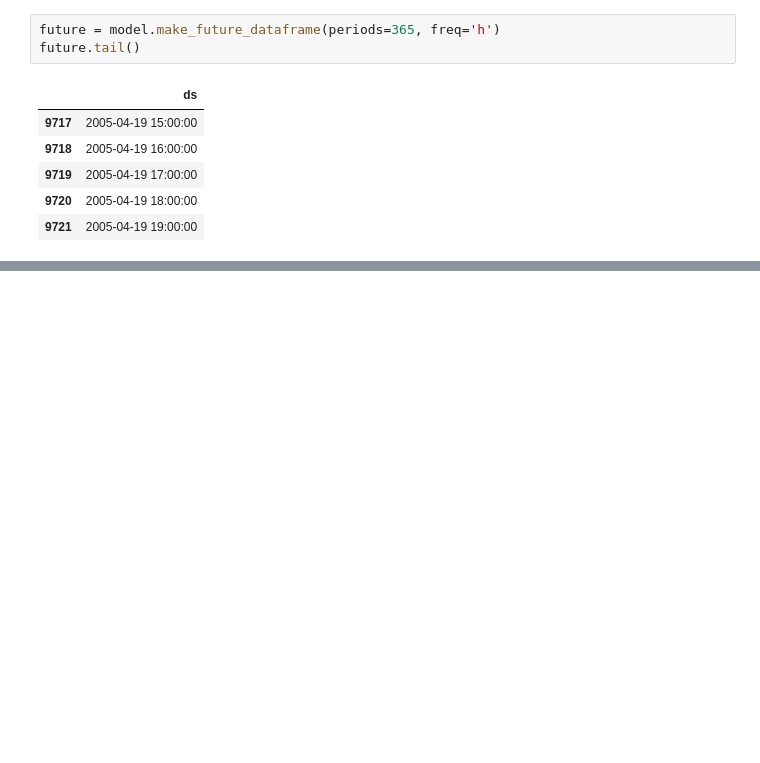
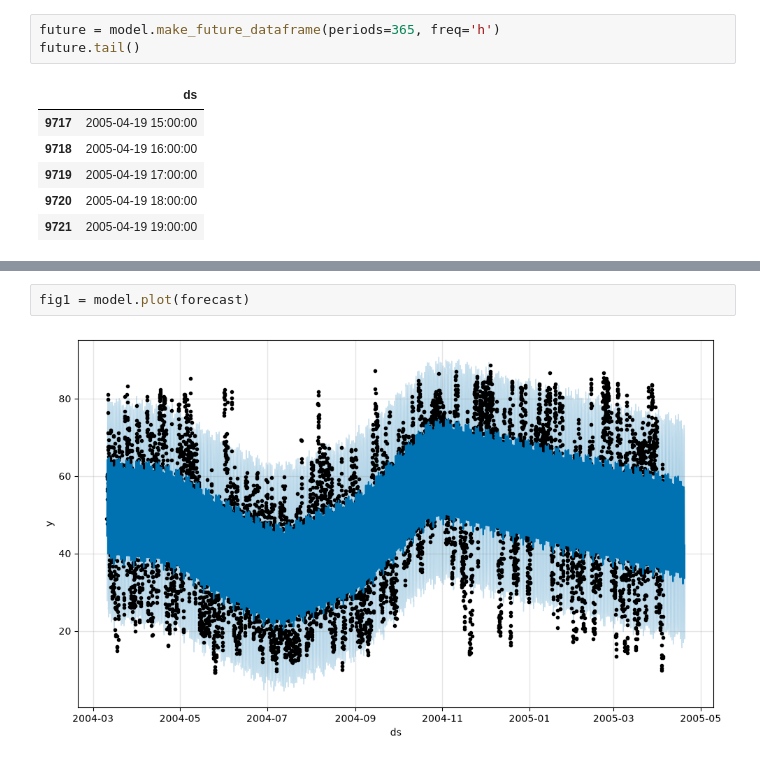
Before and after one commit to Deepanker005/Aqi_Forecast, a Jupyter notebook: AQI Forecast.ipynb, the cells around one changed output, grey strips where cells are left out. Drawn from its saved outputs; the diff is of its cells as text; blank space fills up the shorter version.

```diff
--- a/AQI Forecast.ipynb
+++ b/AQI Forecast.ipynb
@@ -384,0 +385,4 @@ forecast[['ds', 'yhat', 'yhat_lower', 'yhat_upper']].tail()
+# %%
+fig1 = model.plot(forecast)
+# %% [output]
+[figure, added]
```
Also changed, not shown: parts of 3 cells of this notebook.
